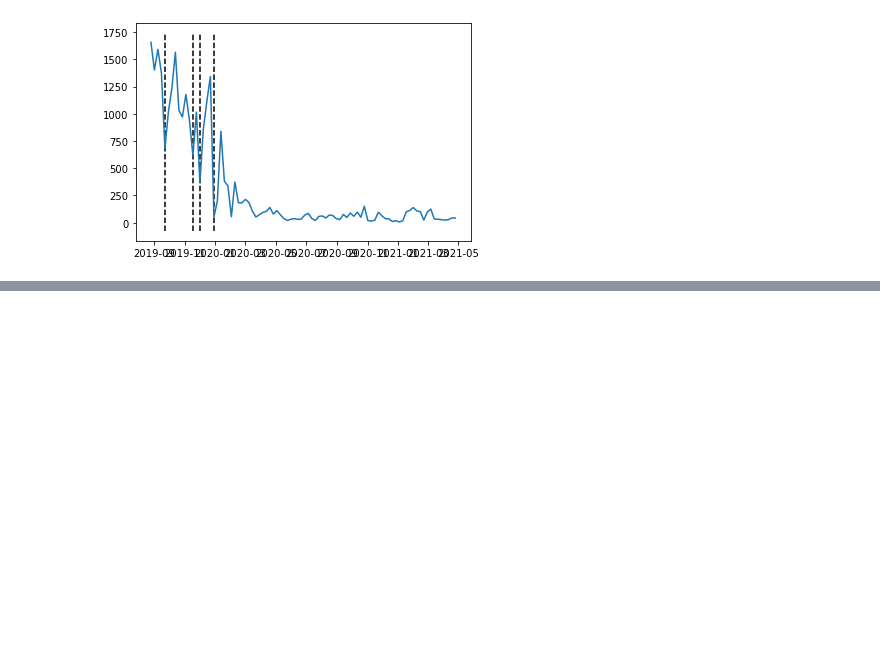
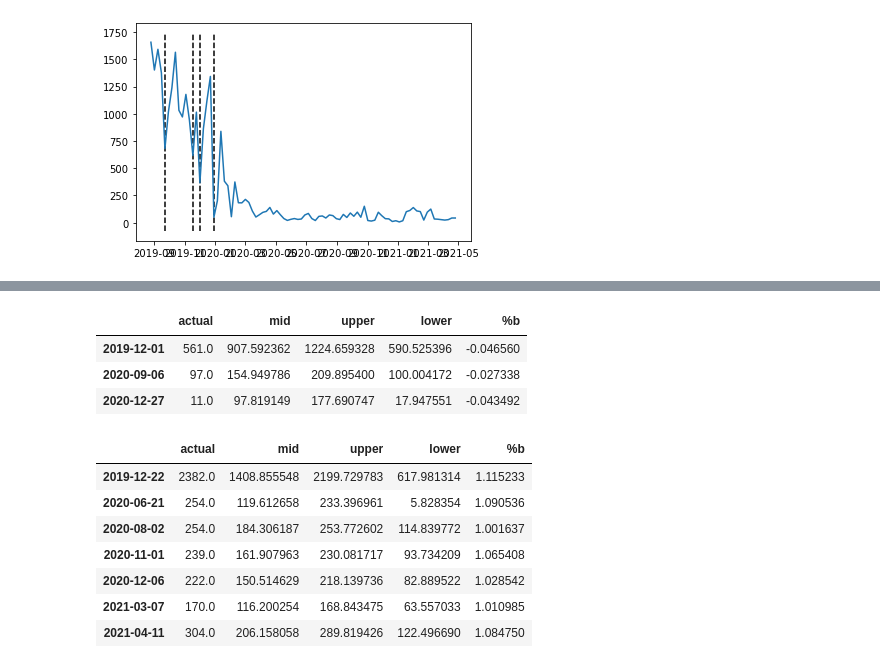
Before and after one commit to NSharick/anomaly-detection-exercises, a Jupyter notebook: time_series_anomaly_detection.ipynb, the cells around one changed output, grey strips where cells are left out. Cells and saved outputs as stored; diff of their text form; code cells hidden in the pictures; blank space fills up the shorter version.

```diff
--- a/time_series_anomaly_detection.ipynb
+++ b/time_series_anomaly_detection.ipynb
@@ -263,0 +327,18 @@ plt.vlines(lower_outliers.index, *plt.ylim(), color='black', ls='--', label='Low
+# %%
+lower_outliers
+# %% [output]
+|  | actual | mid | upper | lower | %b |
+| 2019-12-01 | 561.0 | 907.592362 | 1224.659328 | 590.525396 | -0.046560 |
+| 2020-09-06 | 97.0 | 154.949786 | 209.895400 | 100.004172 | -0.027338 |
+| 2020-12-27 | 11.0 | 97.819149 | 177.690747 | 17.947551 | -0.043492 |
+# %%
+upper_outliers
+# %% [output]
+|  | actual | mid | upper | lower | %b |
+| 2019-12-22 | 2382.0 | 1408.855548 | 2199.729783 | 617.981314 | 1.115233 |
+| 2020-06-21 | 254.0 | 119.612658 | 233.396961 | 5.828354 | 1.090536 |
+| 2020-08-02 | 254.0 | 184.306187 | 253.772602 | 114.839772 | 1.001637 |
+| 2020-11-01 | 239.0 | 161.907963 | 230.081717 | 93.734209 | 1.065408 |
+| 2020-12-06 | 222.0 | 150.514629 | 218.139736 | 82.889522 | 1.028542 |
+| 2021-03-07 | 170.0 | 116.200254 | 168.843475 | 63.557033 | 1.010985 |
+| 2021-04-11 | 304.0 | 206.158058 | 289.819426 | 122.496690 | 1.084750 |
```
Also changed, not shown: parts of 10 cells of this notebook, 1 other file.
